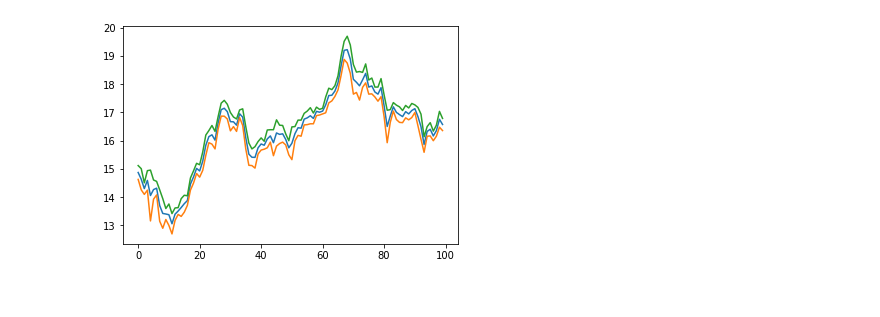
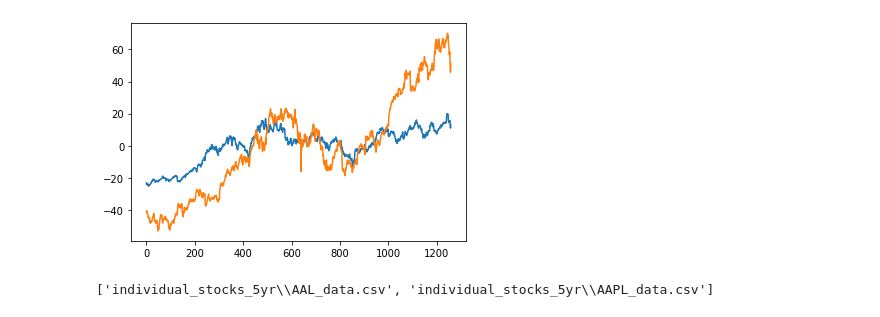
Before and after one commit to VeckoTheGecko/QFin-Pairs-trading, a Jupyter notebook: finding pairs.ipynb, the cells around one changed output. Drawn from its saved outputs; the diff is of its cells as text; code cells hidden in the pictures.

```diff
--- a/finding pairs.ipynb
+++ b/finding pairs.ipynb
@@ -17,11 +39,22 @@ df2["midheight"] = (df2["low"] + df2["high"]) / 2
 # %%
-plt.plot(df1["midheight"][:100])
-plt.plot(df1["low"][:100])
-plt.plot(df1["high"][:100])
-#plt.plot(df2["midheight"])
+
+df1 = pd.read_csv(DATA_PATHS[0])
+df2 = pd.read_csv(DATA_PATHS[1])
+
+def normalise(array):
+    return array-np.mean(array)
+
+plt.plot(normalise(df1["low"][:10000]))
+plt.plot(normalise(df2["low"][:10000]))
+# plt.plot(df1["high"][:100])
+# #plt.plot(df2["midheight"])
 plt.show()
 # %% [output]
-[figure, old version]
+[figure, new version]
 # %%
 def plot_data(dataframe, parameter_of_interest):
     plt.plot()
+# %%
+DATA_PATHS[0:2]
+# %% [output]
+['individual_stocks_5yr\\AAL_data.csv', 'individual_stocks_5yr\\AAPL_data.csv']
```
Also changed, not shown: parts of 1 cell of this notebook.
